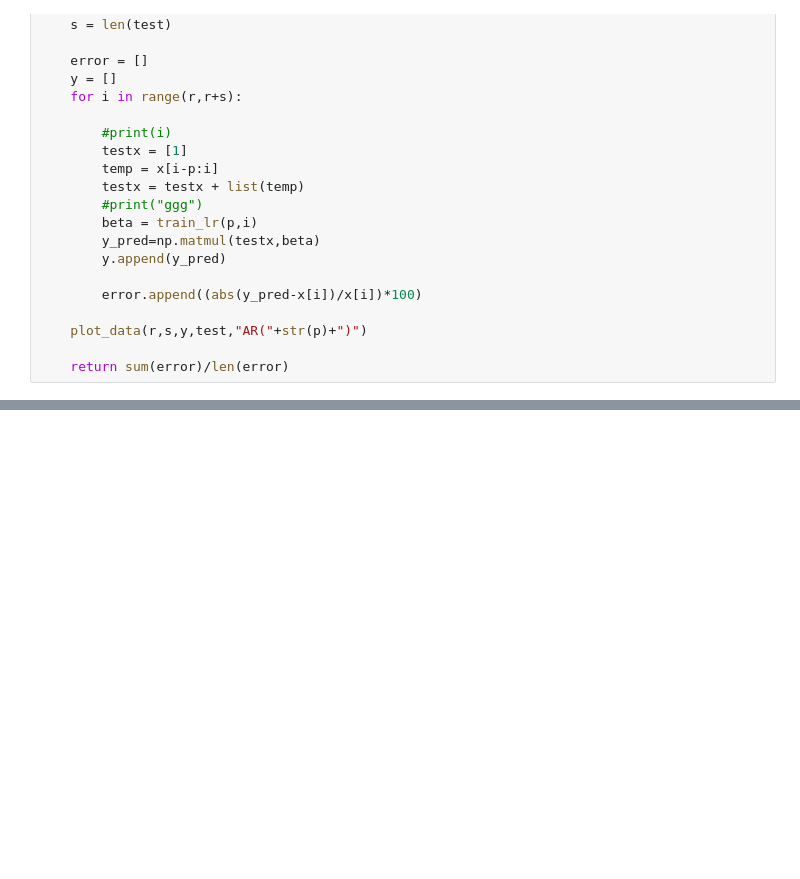
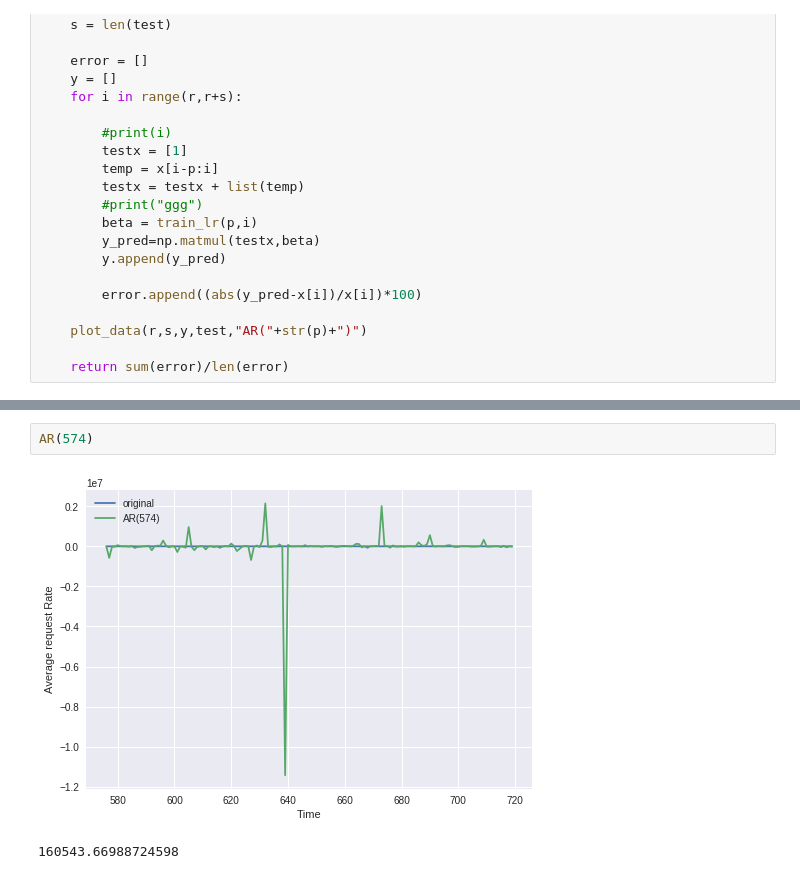
Before and after one commit to tonmoycsedu/HW5, a Jupyter notebook: Problem5.ipynb, the cells around one changed output, grey strips where cells are left out. Cells and saved outputs as stored; diff of their text form; blank space fills up the shorter version.

```diff
--- a/Problem5.ipynb
+++ b/Problem5.ipynb
@@ -155,0 +156,5 @@ AR(p)
+# %%
+AR(574)
+# %% [output]
+[figure, added]
+160543.66988724598
```
Also changed, not shown: parts of 1 cell of this notebook.
